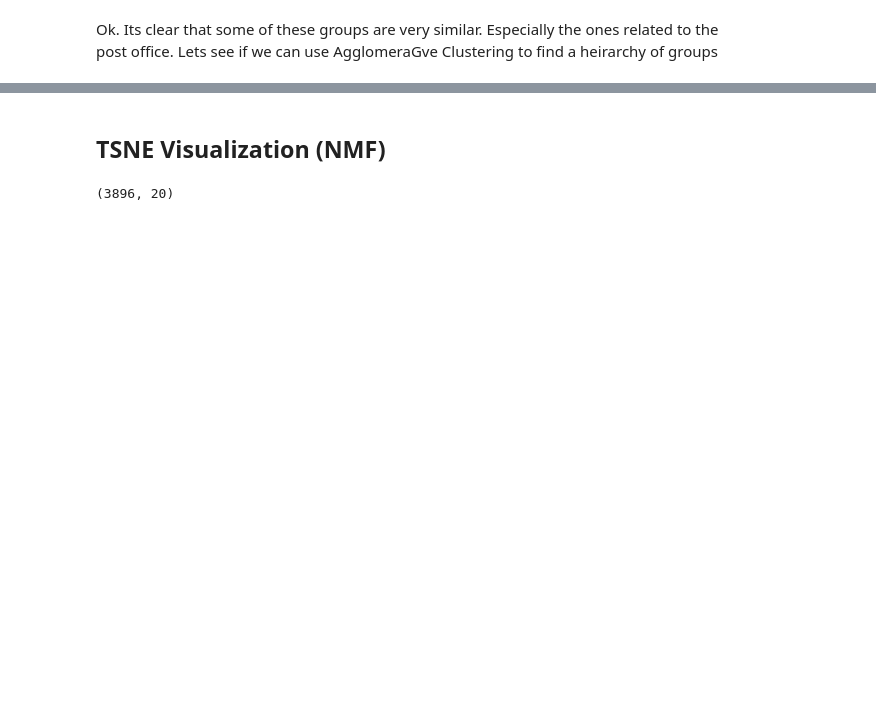
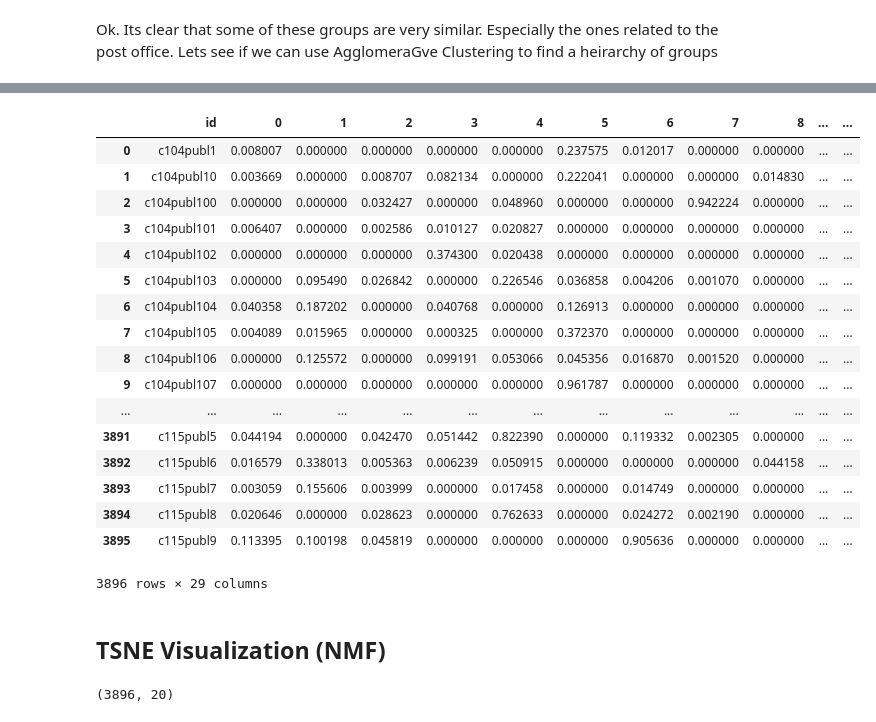
Before and after one commit to leem99/fletcher, a Jupyter notebook: unsupervised_NMF.ipynb, the cells around one changed output, grey strips where cells are left out. Saved outputs shown, nothing was run; the diff lists cells and outputs as text; code cells hidden in the pictures; blank space fills up the shorter version.

```diff
--- a/unsupervised_NMF.ipynb
+++ b/unsupervised_NMF.ipynb
@@ -180,3 +191,24 @@ dendrogram(Z,labels=list(range(0,np.shape(dtm_nmf)[1]))) ;
+# %%
+nmf_df
+# %% [output]
+|  | id | 0 | 1 | 2 | 3 | 4 | 5 | 6 | 7 | 8 | ... | ... |
+| 0 | c104publ1 | 0.008007 | 0.000000 | 0.000000 | 0.000000 | 0.000000 | 0.237575 | 0.012017 | 0.000000 | 0.000000 | ... | ... |
+| 1 | c104publ10 | 0.003669 | 0.000000 | 0.008707 | 0.082134 | 0.000000 | 0.222041 | 0.000000 | 0.000000 | 0.014830 | ... | ... |
+| 2 | c104publ100 | 0.000000 | 0.000000 | 0.032427 | 0.000000 | 0.048960 | 0.000000 | 0.000000 | 0.942224 | 0.000000 | ... | ... |
+| 3 | c104publ101 | 0.006407 | 0.000000 | 0.002586 | 0.010127 | 0.020827 | 0.000000 | 0.000000 | 0.000000 | 0.000000 | ... | ... |
+| 4 | c104publ102 | 0.000000 | 0.000000 | 0.000000 | 0.374300 | 0.020438 | 0.000000 | 0.000000 | 0.000000 | 0.000000 | ... | ... |
+| 5 | c104publ103 | 0.000000 | 0.095490 | 0.026842 | 0.000000 | 0.226546 | 0.036858 | 0.004206 | 0.001070 | 0.000000 | ... | ... |
+| 6 | c104publ104 | 0.040358 | 0.187202 | 0.000000 | 0.040768 | 0.000000 | 0.126913 | 0.000000 | 0.000000 | 0.000000 | ... | ... |
+| 7 | c104publ105 | 0.004089 | 0.015965 | 0.000000 | 0.000325 | 0.000000 | 0.372370 | 0.000000 | 0.000000 | 0.000000 | ... | ... |
+| 8 | c104publ106 | 0.000000 | 0.125572 | 0.000000 | 0.099191 | 0.053066 | 0.045356 | 0.016870 | 0.001520 | 0.000000 | ... | ... |
+| 9 | c104publ107 | 0.000000 | 0.000000 | 0.000000 | 0.000000 | 0.000000 | 0.961787 | 0.000000 | 0.000000 | 0.000000 | ... | ... |
+| ... | ... | ... | ... | ... | ... | ... | ... | ... | ... | ... | ... | ... |
+| 3891 | c115publ5 | 0.044194 | 0.000000 | 0.042470 | 0.051442 | 0.822390 | 0.000000 | 0.119332 | 0.002305 | 0.000000 | ... | ... |
+| 3892 | c115publ6 | 0.016579 | 0.338013 | 0.005363 | 0.006239 | 0.050915 | 0.000000 | 0.000000 | 0.000000 | 0.044158 | ... | ... |
+| 3893 | c115publ7 | 0.003059 | 0.155606 | 0.003999 | 0.000000 | 0.017458 | 0.000000 | 0.014749 | 0.000000 | 0.000000 | ... | ... |
+| 3894 | c115publ8 | 0.020646 | 0.000000 | 0.028623 | 0.000000 | 0.762633 | 0.000000 | 0.024272 | 0.002190 | 0.000000 | ... | ... |
+| 3895 | c115publ9 | 0.113395 | 0.100198 | 0.045819 | 0.000000 | 0.000000 | 0.000000 | 0.905636 | 0.000000 | 0.000000 | ... | ... |
+3896 rows × 29 columns
 # %% [markdown]
 ## TSNE Visualization (NMF)
 # %%
```
Also changed, not shown: parts of 19 cells of this notebook, 3 other files.
